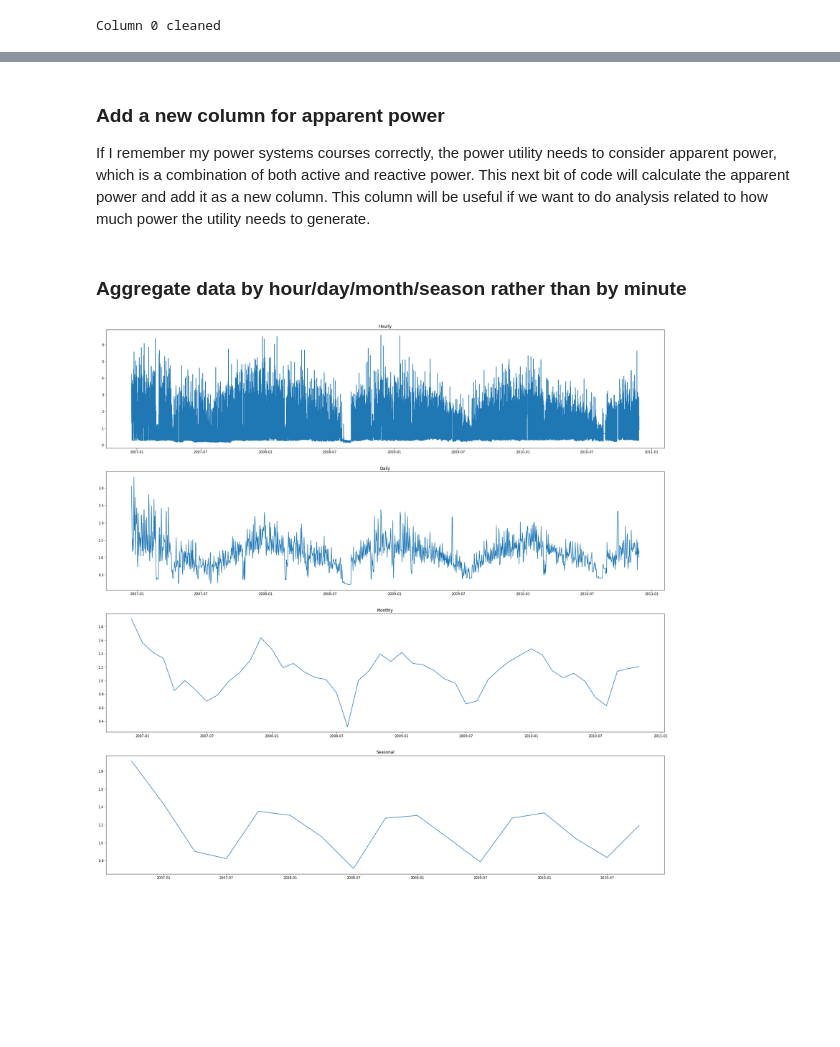
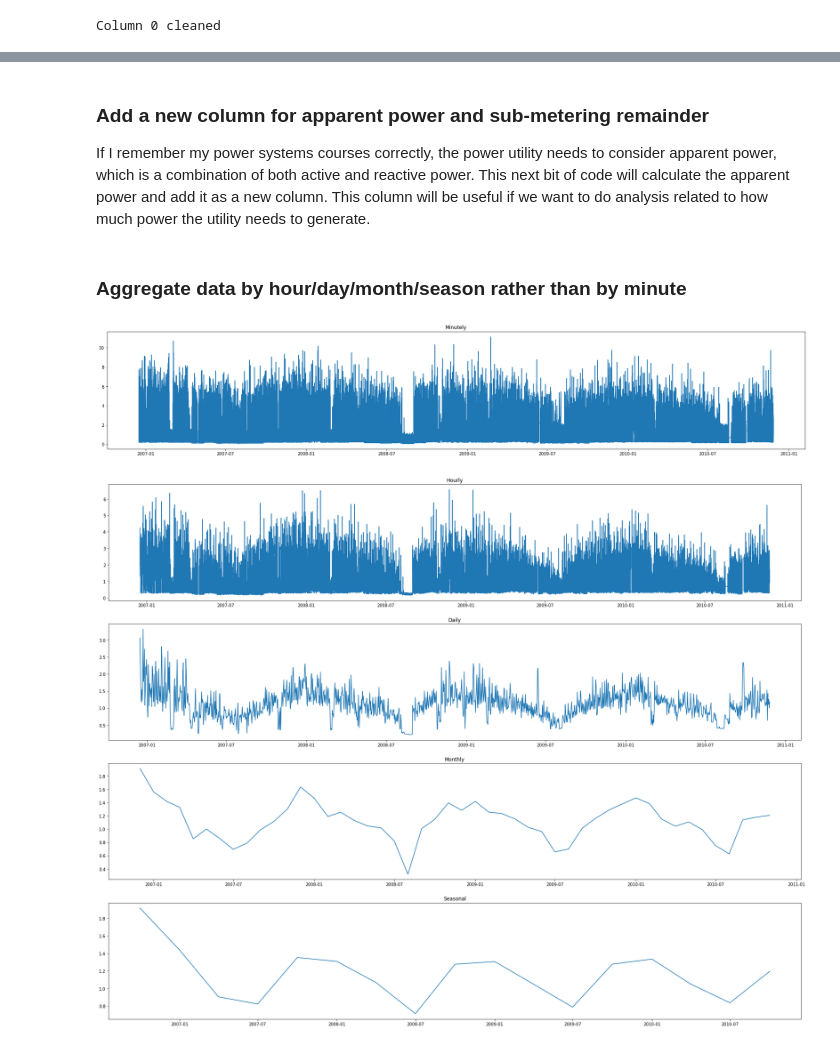
Before and after one commit to antwon87/CMPE255_Project, a Jupyter notebook: Project.ipynb, the cells around one changed output, grey strips where cells are left out. Cells and saved outputs as stored; diff of their text form; code cells hidden in the pictures; blank space fills up the shorter version.

```diff
--- a/Project.ipynb
+++ b/Project.ipynb
@@ -25,3 +25,6 @@ print(raw_data.shape)
 # print(raw_data.head)
 # %% [output]
 (2075259, 7)
+# %%
+for i in ['2006', '2007', '2008', '2009', '2010']:
+    print('%d records from year %d' % (class_data.loc[i].shape[0], int(i)))
@@ -104,10 +113,14 @@ Sub_metering_2             0.000
 Sub_metering_3             0.000
 Name: 2006-12-21 11:25:00, dtype: float64
 # %% [markdown]
-### Add a new column for apparent power
+### Add a new column for apparent power and sub-metering remainder
 If I remember my power systems courses correctly, the power utility needs to consider apparent power, which is a combination of both active and reactive power. This next bit of code will calculate the apparent power and add it as a new column. This column will be useful if we want to do analysis related to how much power the utility needs to generate.
 # %%
 # Add apparent power column
+filled_data['Sub_metering_remainder'] = (filled_data['Global_active_power'] * 1000 / 60 -
+                                         filled_data['Sub_metering_1'] - filled_data['Sub_metering_2'] -
+                                         filled_data['Sub_metering_3'])
+
 filled_data['Global_apparent_power'] = np.sqrt(filled_data['Global_active_power']**2 +
                                               filled_data['Global_reactive_power']**2)
 # %% [markdown]
@@ -125,25 +138,30 @@ monthly_data = filled_data.resample('MS').agg({'Global_active_power': np.mean, '
                                 'Global_intensity': np.mean, 'Sub_metering_1': np.sum, 'Sub_metering_2': np.sum,
                                 'Sub_metering_3': np.sum, 'Global_apparent_power': np.mean})
 
-season_data = filled_data.resample('QS-JUL').agg({'Global_active_power': np.mean, 'Global_reactive_power': np.mean, 'Voltage': np.mean,
+seasonal_data = filled_data.resample('QS-JUL').agg({'Global_active_power': np.mean, 'Global_reactive_power': np.mean, 'Voltage': np.mean,
                                 'Global_intensity': np.mean, 'Sub_metering_1': np.sum, 'Sub_metering_2': np.sum,
                                 'Sub_metering_3': np.sum, 'Global_apparent_power': np.mean})
 
-# print(season_data)
+# print(seasonal_data)
 # %%
 plt.figure(figsize=[30,30])
-ax = plt.subplot(4, 1, 1)
+ax = plt.subplot(5, 1, 1)
+plt.plot(filled_data['Global_apparent_power'])
+plt.title('Minutely')
+plt.figure(figsize=[30,30])
+ax = plt.subplot(5, 1, 2)
 plt.plot(hourly_data['Global_apparent_power'])
 plt.title('Hourly')
-ax = plt.subplot(4, 1, 2)
+ax = plt.subplot(5, 1, 3)
 plt.plot(daily_data['Global_apparent_power'])
 plt.title('Daily')
-ax = plt.subplot(4, 1, 3)
+ax = plt.subplot(5, 1, 4)
 plt.plot(monthly_data['Global_apparent_power'])
 plt.title('Monthly')
-ax = plt.subplot(4, 1, 4)
-plt.plot(season_data['Global_apparent_power'])
+ax = plt.subplot(5, 1, 5)
+plt.plot(seasonal_data['Global_apparent_power'])
 plt.title('Seasonal')
 plt.show()
 # %% [output]
-[figure, old version]
+[figure, new version]
+[figure, added]
```
Also changed, not shown: parts of 6 cells of this notebook.
